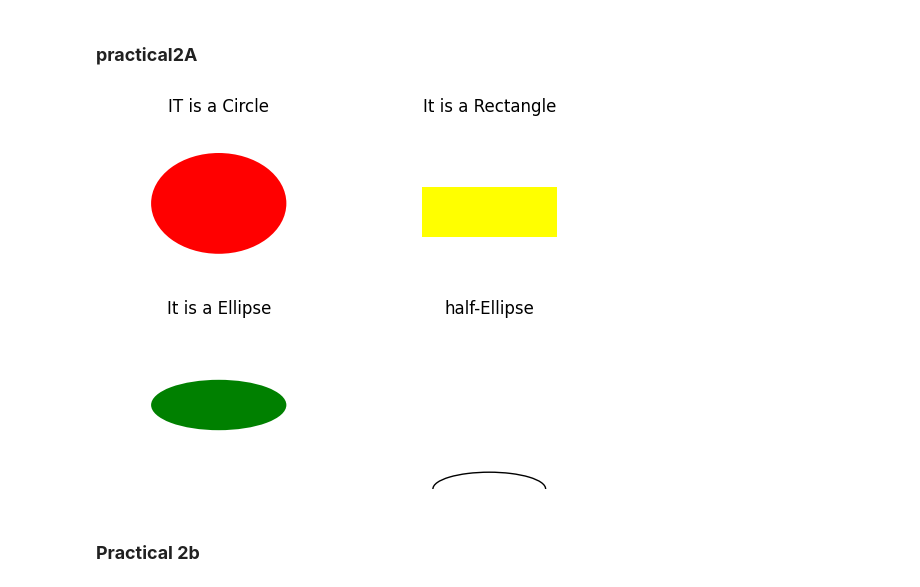
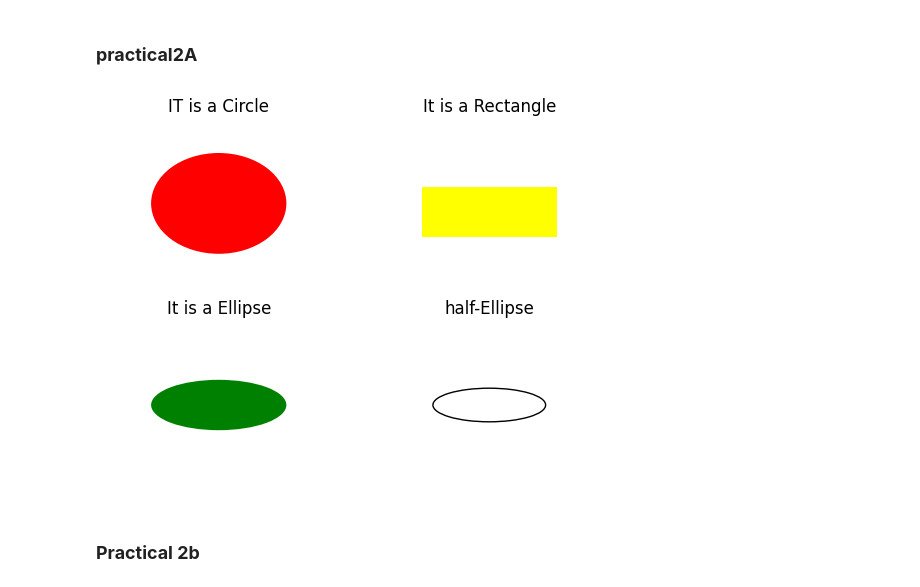
Before and after one commit to RitekPillai/CGPracticals, a Jupyter notebook: MatPlotCourse.ipynb, the cells around one changed output. Saved outputs shown, nothing was run; the diff lists cells and outputs as text; code cells hidden in the pictures.

```diff
--- a/MatPlotCourse.ipynb
+++ b/MatPlotCourse.ipynb
@@ -9,22 +9,22 @@ import numpy as np
 # %%
 
 #list of Tuple  shapes to display with messages
 shapeu=[
     (patches.Circle((0.5, 0.5), 0.3,facecolor="red"),"IT is a Circle"),
     (patches.Rectangle((0.2, 0.3), 0.6,0.3,facecolor="yellow"),"It is a Rectangle"),
     (patches.Ellipse((0.5, 0.5), 0.6, 0.3,facecolor="green"),"It is a Ellipse"),
-    (patches.Arc((0.5,0),0.5,0.2,facecolor="red"),"half-Ellipse")
+    (patches.Arc((0.5,0.5),0.5,0.2,facecolor="red"),"half-Ellipse")
 ]
 for i in range(len(shapeu)):#for loop for displaying each shape
     sb=plt.subplot(2,2,i+1)#creating a subplot
     s, t=shapeu[i]#accesing list elements
     sb.set_title(t)#display the title
     sb.add_patch(s)#adding the shapes
     sb.axis("off") #turn off the x and y margin
 
 plt.show()
 # %% [output]
-[figure, old version]
+[figure, new version]
 # %% [markdown]
 ### **Practical 2b**
 # %%
```
Also changed, not shown: parts of 3 cells of this notebook.
